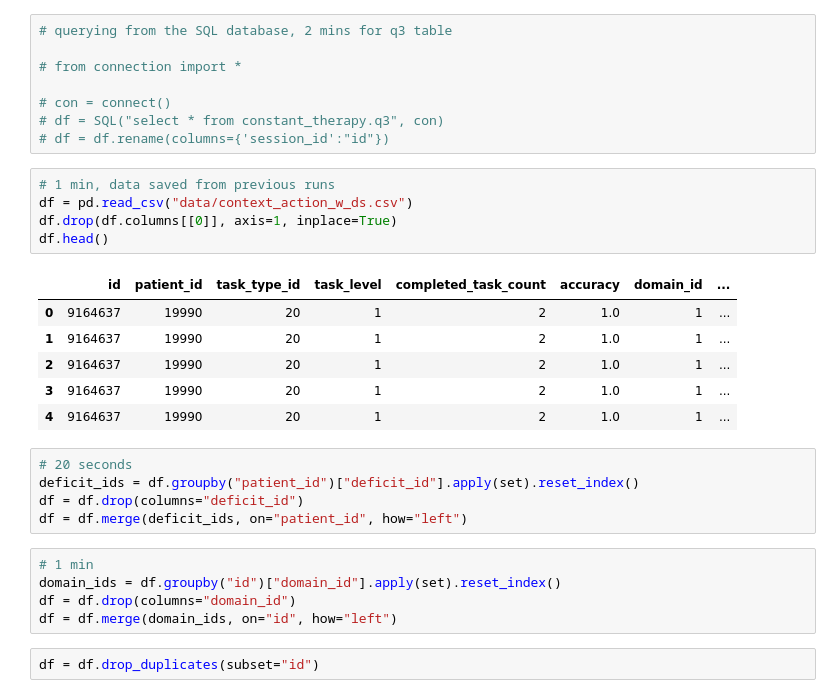
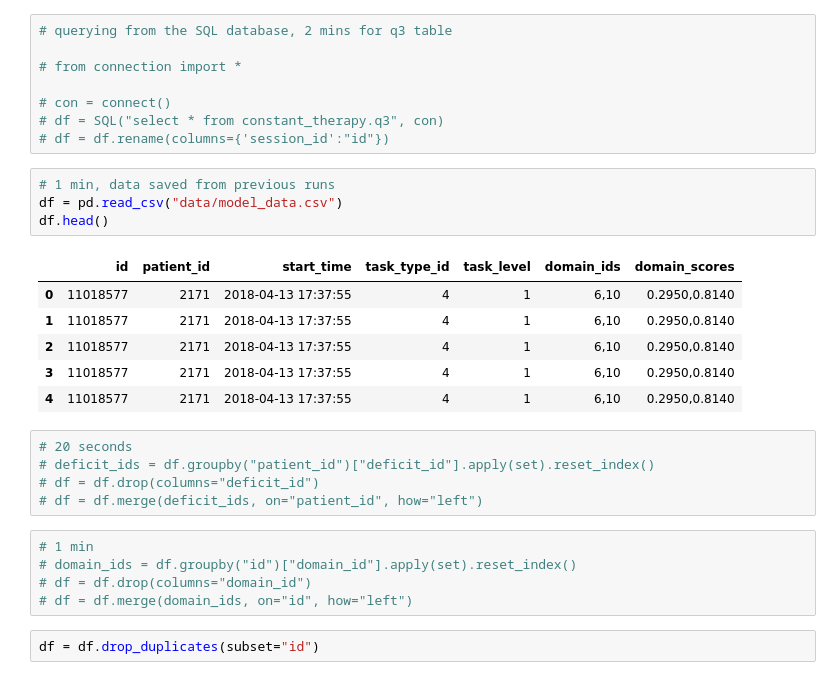
Before and after one commit to twchen88/ct_research, a Jupyter notebook: archive/filter.ipynb, the cells around one changed output. Saved outputs shown, nothing was run; the diff lists cells and outputs as text.

Commit message:
filter and model_query update to show how latest data used is gathered

```diff
--- a/archive/filter.ipynb
+++ b/archive/filter.ipynb
@@ -27,25 +26,24 @@ Clean Data
 # df = df.rename(columns={'session_id':"id"})
 # %%
 # 1 min, data saved from previous runs
-df = pd.read_csv("data/context_action_w_ds.csv")
-df.drop(df.columns[[0]], axis=1, inplace=True)
+df = pd.read_csv("data/model_data.csv")
 df.head()
 # %% [output]
-|  | id | patient_id | task_type_id | task_level | completed_task_count | accuracy | domain_id | ... |
-| 0 | 9164637 | 19990 | 20 | 1 | 2 | 1.0 | 1 | ... |
-| 1 | 9164637 | 19990 | 20 | 1 | 2 | 1.0 | 1 | ... |
-| 2 | 9164637 | 19990 | 20 | 1 | 2 | 1.0 | 1 | ... |
-| 3 | 9164637 | 19990 | 20 | 1 | 2 | 1.0 | 1 | ... |
-| 4 | 9164637 | 19990 | 20 | 1 | 2 | 1.0 | 1 | ... |
+|  | id | patient_id | start_time | task_type_id | task_level | domain_ids | domain_scores |
+| 0 | 11018577 | 2171 | 2018-04-13 17:37:55 | 4 | 1 | 6,10 | 0.2950,0.8140 |
+| 1 | 11018577 | 2171 | 2018-04-13 17:37:55 | 4 | 1 | 6,10 | 0.2950,0.8140 |
+| 2 | 11018577 | 2171 | 2018-04-13 17:37:55 | 4 | 1 | 6,10 | 0.2950,0.8140 |
+| 3 | 11018577 | 2171 | 2018-04-13 17:37:55 | 4 | 1 | 6,10 | 0.2950,0.8140 |
+| 4 | 11018577 | 2171 | 2018-04-13 17:37:55 | 4 | 1 | 6,10 | 0.2950,0.8140 |
 # %%
 # 20 seconds
-deficit_ids = df.groupby("patient_id")["deficit_id"].apply(set).reset_index()
-df = df.drop(columns="deficit_id")
-df = df.merge(deficit_ids, on="patient_id", how="left")
+# deficit_ids = df.groupby("patient_id")["deficit_id"].apply(set).reset_index()
+# df = df.drop(columns="deficit_id")
+# df = df.merge(deficit_ids, on="patient_id", how="left")
 # %%
 # 1 min
-domain_ids = df.groupby("id")["domain_id"].apply(set).reset_index()
-df = df.drop(columns="domain_id")
-df = df.merge(domain_ids, on="id", how="left")
+# domain_ids = df.groupby("id")["domain_id"].apply(set).reset_index()
+# df = df.drop(columns="domain_id")
+# df = df.merge(domain_ids, on="id", how="left")
 # %%
 df = df.drop_duplicates(subset="id")
```
Also changed, not shown: parts of 46 cells of this notebook, 1 other file.
